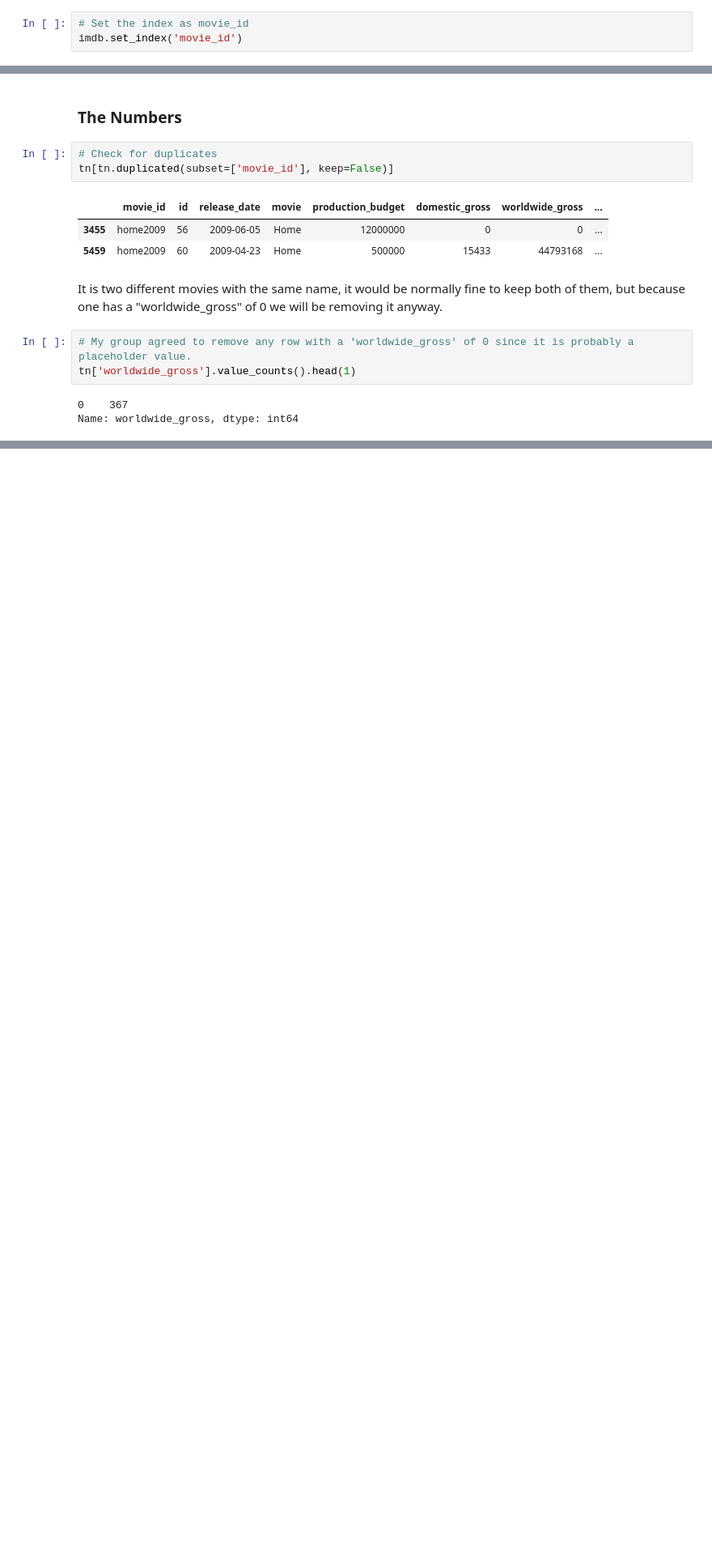
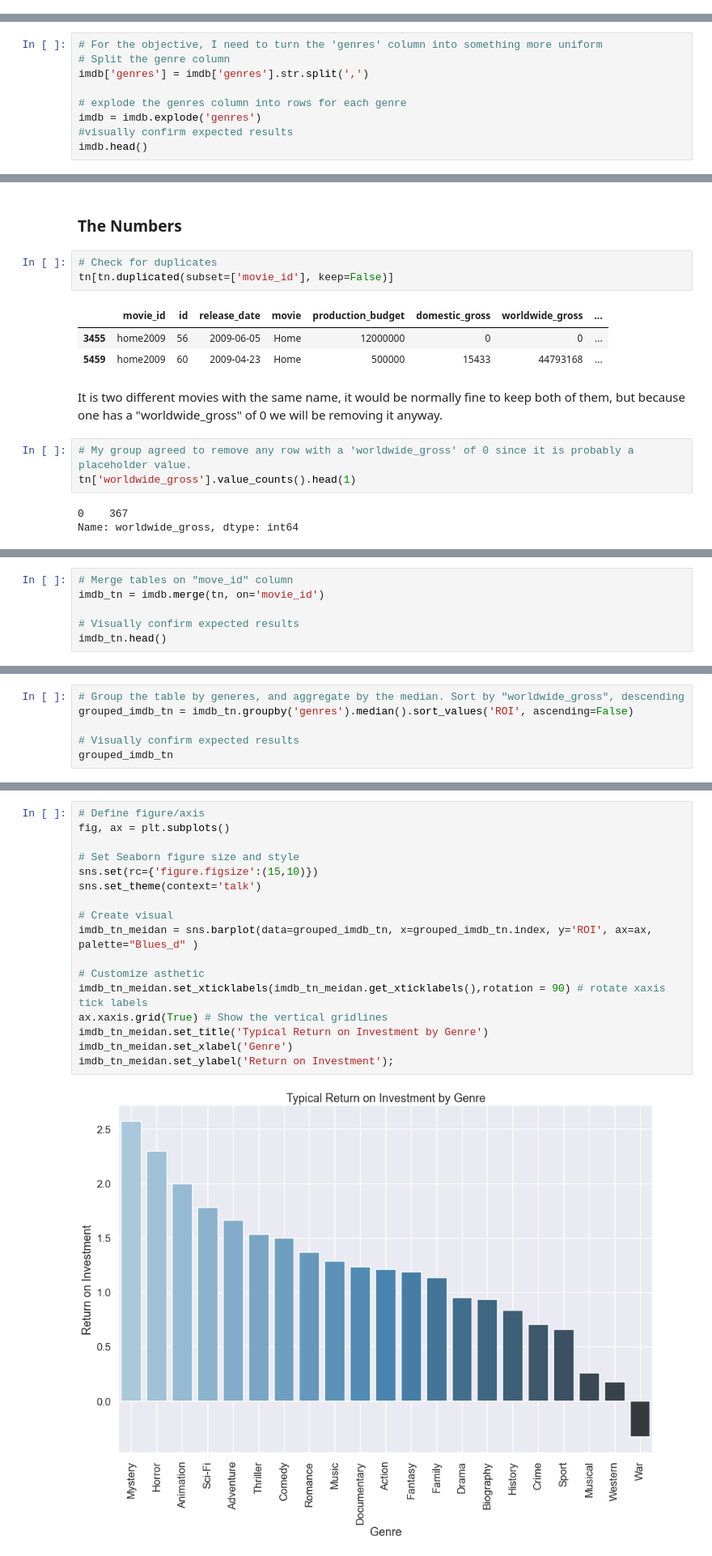
Before and after one commit to austint1121/VenusMovieAnalysis, a Jupyter notebook: Code/Matthew-Rec1.ipynb, the cells around one changed output, grey strips where cells are left out. Shown at 81% size. Cells and saved outputs as stored; diff of their text form; blank space fills up the shorter version.

Commit message:
Added tables and first visual

```diff
--- a/Code/Matthew-Rec1.ipynb
+++ b/Code/Matthew-Rec1.ipynb
@@ -70,6 +71,3 @@ imdb.duplicated('movie_id').value_counts()
 # %% [output]
 False    73264
 dtype: int64
-# %%
-# Set the index as movie_id
-imdb.set_index('movie_id')
@@ -92,0 +74,9 @@ imdb.set_index('movie_id')
+# %%
+# For the objective, I need to turn the 'genres' column into something more uniform
+# Split the genre column
+imdb['genres'] = imdb['genres'].str.split(',')
+
+# explode the genres column into rows for each genre
+imdb = imdb.explode('genres')
+#visually confirm expected results
+imdb.head()
@@ -117,0 +117,6 @@ tn[tn['worldwide_gross'] == 0]
+# %%
+# Merge tables on "move_id" column
+imdb_tn = imdb.merge(tn, on='movie_id')
+
+# Visually confirm expected results
+imdb_tn.head()
@@ -117,0 +130,6 @@ tn[tn['worldwide_gross'] == 0]
+# %%
+# Group the table by generes, and aggregate by the median. Sort by "worldwide_gross", descending
+grouped_imdb_tn = imdb_tn.groupby('genres').median().sort_values('ROI', ascending=False)
+
+# Visually confirm expected results
+grouped_imdb_tn
@@ -117,0 +167,19 @@ tn[tn['worldwide_gross'] == 0]
+# %%
+# Define figure/axis
+fig, ax = plt.subplots()
+
+# Set Seaborn figure size and style
+sns.set(rc={'figure.figsize':(15,10)})
+sns.set_theme(context='talk')
+
+# Create visual
+imdb_tn_meidan = sns.barplot(data=grouped_imdb_tn, x=grouped_imdb_tn.index, y='ROI', ax=ax, palette="Blues_d" )
+
+# Customize asthetic
+imdb_tn_meidan.set_xticklabels(imdb_tn_meidan.get_xticklabels(),rotation = 90) # rotate xaxis tick labels
+ax.xaxis.grid(True) # Show the vertical gridlines
+imdb_tn_meidan.set_title('Typical Return on Investment by Genre')
+imdb_tn_meidan.set_xlabel('Genre')
+imdb_tn_meidan.set_ylabel('Return on Investment');
+# %% [output]
+[figure, added]
```
Also changed, not shown: parts of 13 cells of this notebook.
